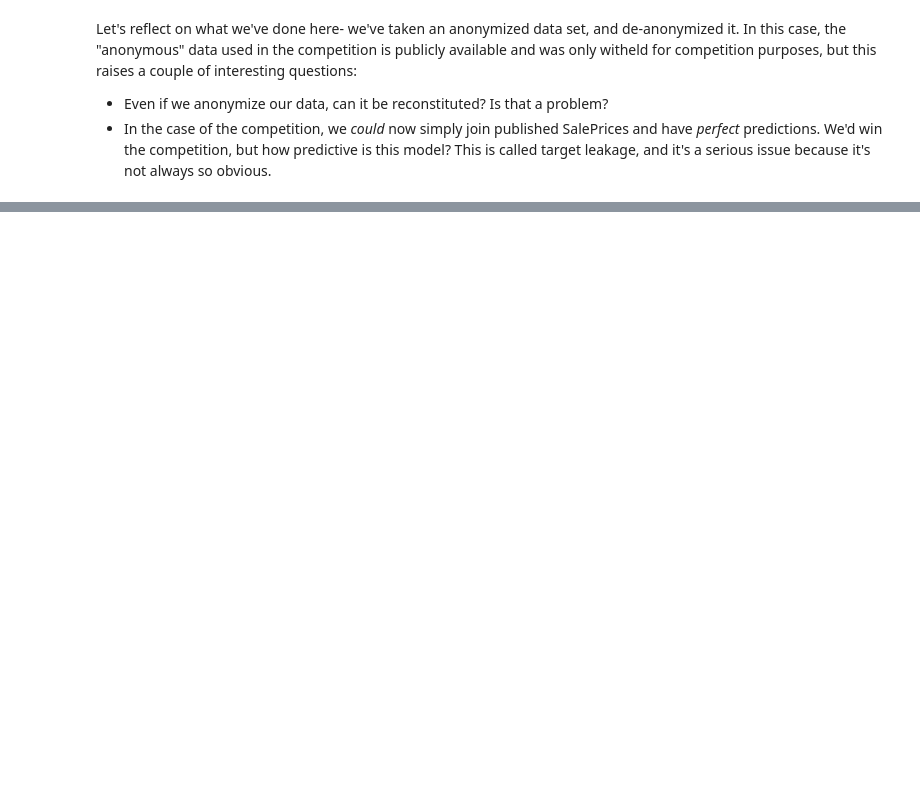
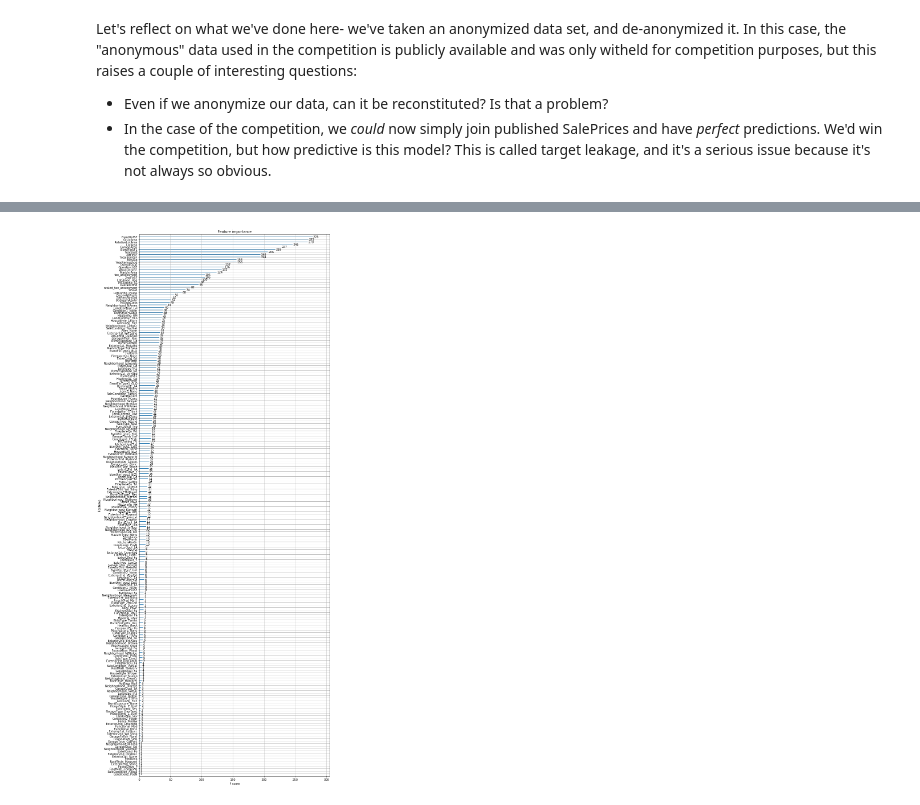
Before and after one commit to DannyGsGit/IntroToMLLab, a Jupyter notebook: Code/HomePrices.ipynb, the cells around one changed output, grey strips where cells are left out. Cells and saved outputs as stored; diff of their text form; code cells hidden in the pictures; blank space fills up the shorter version.

```diff
--- a/Code/HomePrices.ipynb
+++ b/Code/HomePrices.ipynb
@@ -657,0 +651,6 @@ Let's reflect on what we've done here- we've taken an anonymized data set, and d
+# %%
+# Get mean lot area by neighborhood
+lot_mult = engineered_Data.groupby('Neighborhood').agg({'LotArea': 'mean'})
+lot_mult.rename(index=str, columns={"LotArea": "MeanNBDLotArea"}, inplace=True)
+# Join with dataset
+engineered_Data = engineered_Data.merge(lot_mult, on='Neighborhood', how='left')
@@ -657,0 +765,6 @@ Let's reflect on what we've done here- we've taken an anonymized data set, and d
+# %%
+fig, ax = plt.subplots(figsize=(12,35))
+xgb.plot_importance(xg_reg, ax=ax)
+plt.show()
+# %% [output]
+[figure, added]
```
Also changed, not shown: parts of 32 cells of this notebook, 4 other files.
